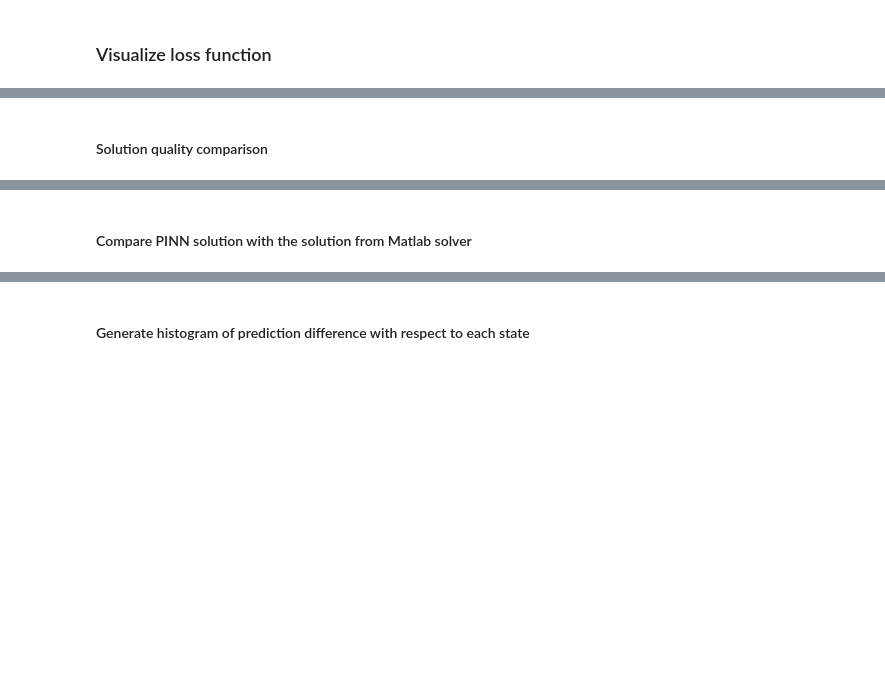
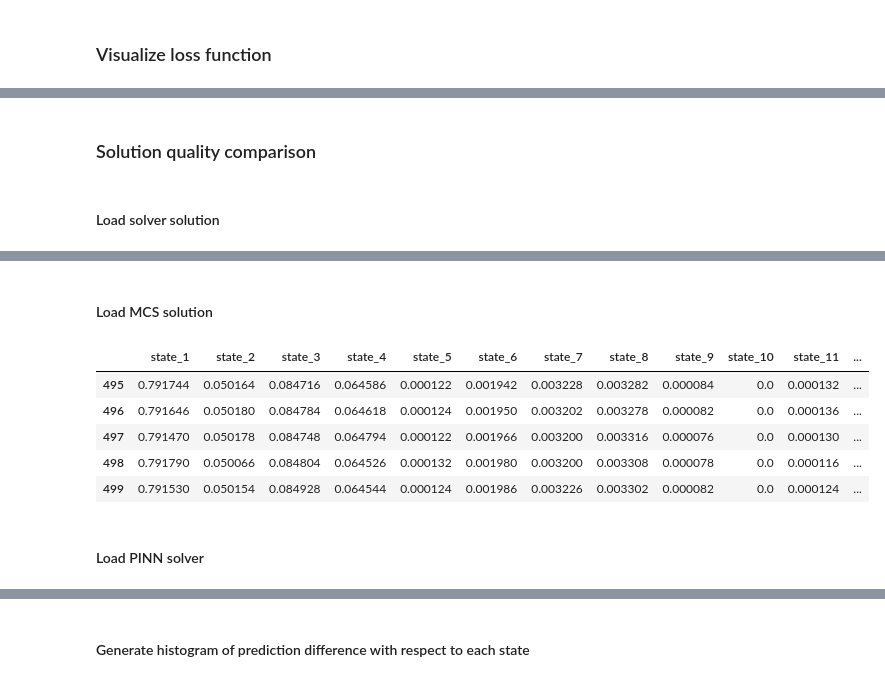
Before and after one commit to zxgcqupt/PINNs4SRA, a Jupyter notebook: medium_homogeneous_CTMC/PINN_for_medium_homo_CTMC_reliability_analysis.ipynb, the cells around one changed output, grey strips where cells are left out. Cells and saved outputs as stored; diff of their text form; code cells hidden in the pictures; blank space fills up the shorter version.

```diff
--- a/medium_homogeneous_CTMC/PINN_for_medium_homo_CTMC_reliability_analysis.ipynb
+++ b/medium_homogeneous_CTMC/PINN_for_medium_homo_CTMC_reliability_analysis.ipynb
@@ -352,5 +348,7 @@ plt.savefig("performance_comparison_medium_homo.pdf")
 # %% [markdown]
-#### Solution quality comparison
+### Solution quality comparison
+# %% [markdown]
+#### Load solver solution
 # %%
 def get_system_performance(df):
 
@@ -380,5 +378,5 @@ matlab_solver_solution_df.head()
 | 2 | 0.96988 | 0.007703 | 0.011154 | 0.010913 | 0.000089 | 0.000087 | 0.000126 | 0.000045 | 1.060200e-06 | 3.744100e-07 | 5.387400e-07 | ... |
 | 3 | 0.96087 | 0.009961 | 0.014494 | 0.014072 | 0.000154 | 0.000150 | 0.000218 | 0.000078 | 2.442700e-06 | 8.729400e-07 | 1.266300e-06 | ... |
 | 4 | 0.95218 | 0.012125 | 0.017716 | 0.017086 | 0.000229 | 0.000221 | 0.000323 | 0.000117 | 4.300800e-06 | 1.551000e-06 | 2.263800e-06 | ... |
-# %% [markdown]
-#### Compare PINN solution with the solution from Matlab solver
+# %% [markdown]
+#### Load MCS solution
@@ -385,3 +390,14 @@ matlab_solver_solution_df.head()
+# %%
+MCS_solution_df.tail()
+# %% [output]
+|  | state_1 | state_2 | state_3 | state_4 | state_5 | state_6 | state_7 | state_8 | state_9 | state_10 | state_11 | ... |
+| 495 | 0.791744 | 0.050164 | 0.084716 | 0.064586 | 0.000122 | 0.001942 | 0.003228 | 0.003282 | 0.000084 | 0.0 | 0.000132 | ... |
+| 496 | 0.791646 | 0.050180 | 0.084784 | 0.064618 | 0.000124 | 0.001950 | 0.003202 | 0.003278 | 0.000082 | 0.0 | 0.000136 | ... |
+| 497 | 0.791470 | 0.050178 | 0.084748 | 0.064794 | 0.000122 | 0.001966 | 0.003200 | 0.003316 | 0.000076 | 0.0 | 0.000130 | ... |
+| 498 | 0.791790 | 0.050066 | 0.084804 | 0.064526 | 0.000132 | 0.001980 | 0.003200 | 0.003308 | 0.000078 | 0.0 | 0.000116 | ... |
+| 499 | 0.791530 | 0.050154 | 0.084928 | 0.064544 | 0.000124 | 0.001986 | 0.003226 | 0.003302 | 0.000082 | 0.0 | 0.000124 | ... |
+# %% [markdown]
+#### Load PINN solver
 # %%
 mu, sigma = PINN_solver.mu_x, PINN_solver.sigma_x
 
```
Also changed, not shown: parts of 25 cells of this notebook, 19 other files.
